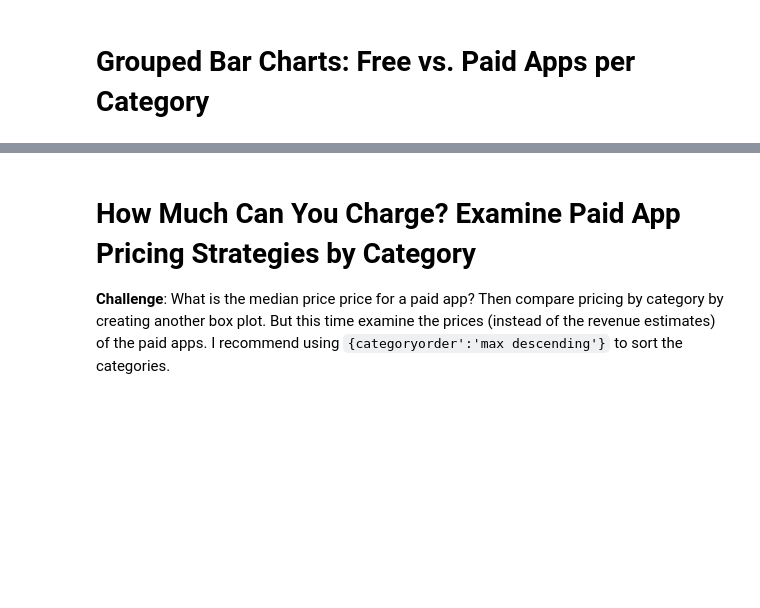
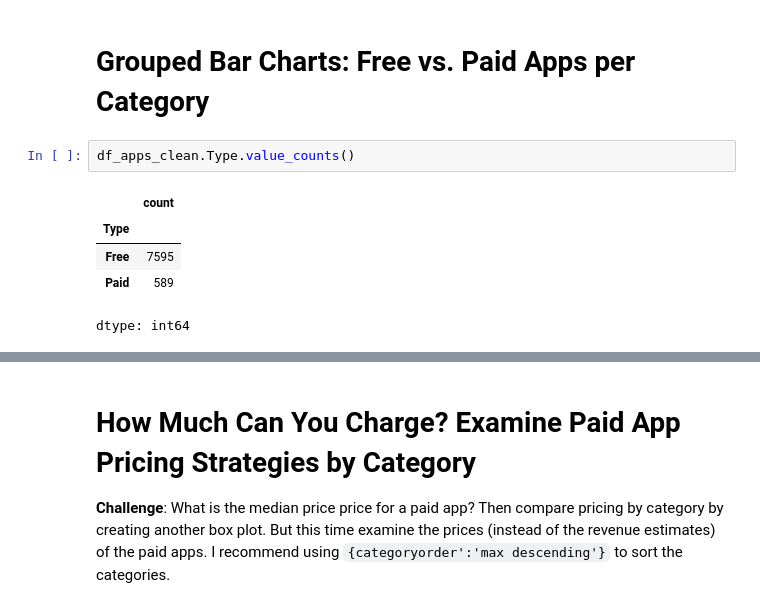
Before and after one commit to IrishEgie/data_science_py, a Jupyter notebook: data_science_5/Google Play Store App Analytics (start).ipynb, the cells around one changed output, grey strips where cells are left out. Cells and saved outputs as stored; diff of their text form; blank space fills up the shorter version.

```diff
--- a/data_science_5/Google Play Store App Analytics (start).ipynb
+++ b/data_science_5/Google Play Store App Analytics (start).ipynb
@@ -521,3 +521,11 @@ bar_chart.show()
 [interactive output not drawn]
 # %% [markdown]
 # Grouped Bar Charts: Free vs. Paid Apps per Category
+# %%
+df_apps_clean.Type.value_counts()
+# %% [output]
+|  | count |
+| Type |  |
+| Free | 7595 |
+| Paid | 589 |
+dtype: int64
```
Also changed, not shown: parts of 6 cells of this notebook.
